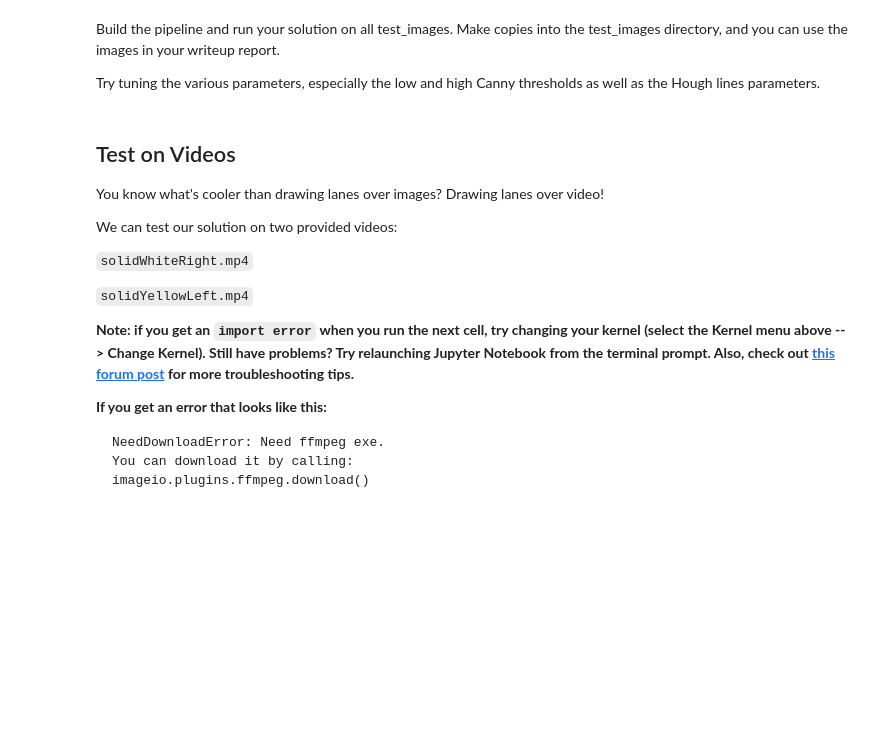
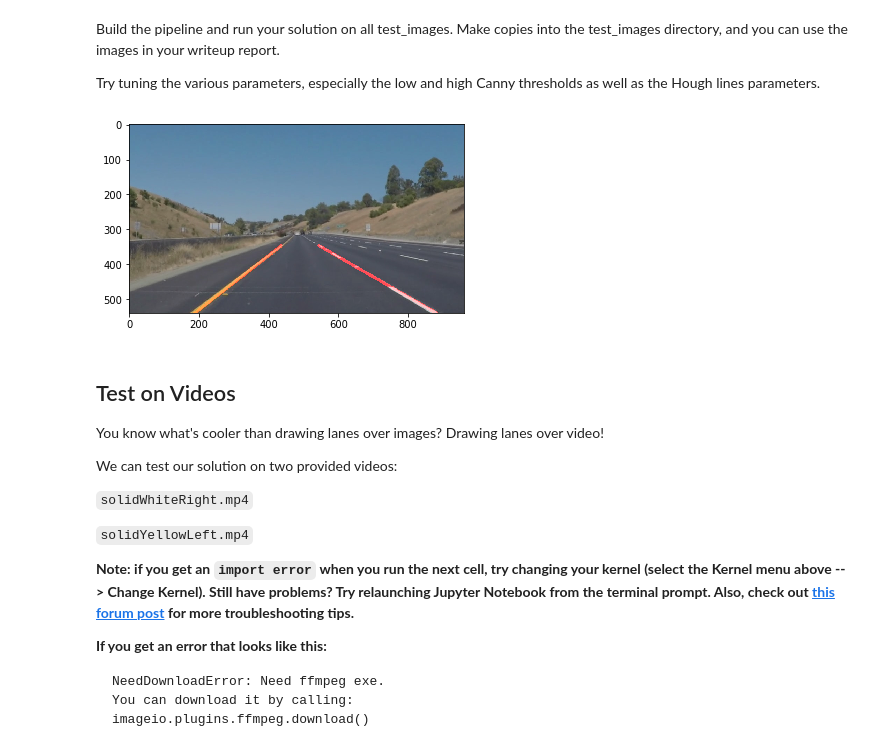
Before and after one commit to d3r0n/CarND-LaneLines-P1, a Jupyter notebook: P1.ipynb, the cells around one changed output. Drawn from its saved outputs; the diff is of its cells as text; code cells hidden in the pictures; blank space fills up the shorter version.

Commit message:
[feat] Add extrapolation, function and picture smoothing

```diff
--- a/P1.ipynb
+++ b/P1.ipynb
@@ -198,43 +278,65 @@ Build the pipeline and run your solution on all test_images. Make copies into th
 
 Try tuning the various parameters, especially the low and high Canny thresholds as well as the Hough lines parameters.
 # %%
-# TODO: Build your pipeline that will draw lane lines on the test_images
-# then save them to the test_images directory.
-
 def blur(img):
-    kernel = 5 #size of blur
+    kernel = 3 #size of blur
     return gaussian_blur(img, kernel)
 
 def find_edges(img):
-    low_threshold = 50 #cut-off threshold
-    high_threshold = 150 #strong gradient detection threshold
+    low_threshold = 100 #cut-off threshold
+    high_threshold = 120 #strong gradient detection threshold
     return canny(img, low_threshold, high_threshold)
 
 def select_road(img):
     trapezoid_top_base = 50 #top base of trapezoid shaped mask for selecting road
     mask_vertices = trapezoid_vertices(img, trapezoid_top_base)
     return region_of_interest(img, mask_vertices)
 
 def find_lines(img):
-    rho = 2 # distance resolution in pixels of the Hough grid
+    rho = 1 # distance resolution in pixels of the Hough grid
     theta = np.pi/180 # angular resolution in radians of the Hough grid
-    threshold = 10     # minimum number of votes (intersections in Hough grid cell)
+    threshold = 60  # minimum number of votes (intersections in Hough grid cell)
     min_line_len = 20 #minimum number of pixels making up a line
-    max_line_gap = 10    # maximum gap in pixels between connectable line segments
+    max_line_gap = 10 # maximum gap in pixels between connectable line segments
+
     return hough_lines(img, rho, theta, threshold, min_line_len, max_line_gap)
+
+prev_queue = deque()
+def smooth_frame(img):
+    global prev_queue
+    α = 0.6
+    res = img
+    for prev in prev_queue:
+        α -= 0.05
+        β = 1.0 - α
+        res = weighted_img(res, prev, α, β)
+    prev_queue.append(img)
+    if (len(prev_queue) >= 10): prev_queue.popleft()
+    return res
 
 def draw_lane_lines(img):
     grey_img = grayscale(img)
     blur_img = blur(grey_img)
     edge_img = find_edges(blur_img)
     road_img = select_road(edge_img)
     lane_img = find_lines(road_img)
-    return weighted_img(lane_img, img)
+    smooth_img = smooth_frame(lane_img)
+    return weighted_img(smooth_img, img)
 
 
 for src in test_images:
+    global left_functions_queue
+    global right_functions_queue
+    global prev_queue
+
     img = mpimg.imread("test_images/"+src)
-    cv2.imwrite("test_results/"+src,draw_lane_lines(img))
+    prev_queue = deque()
+    left_functions_queue = deque()
+    right_functions_queue = deque()
+    cv2.imwrite("test_results/"+src, draw_lane_lines(img))
+    plt.imshow(draw_lane_lines(img))
+# %% [output]
+[figure, added]
 # %% [markdown]
 ## Test on Videos
 
```
Also changed, not shown: parts of 8 cells of this notebook, 9 other files.
